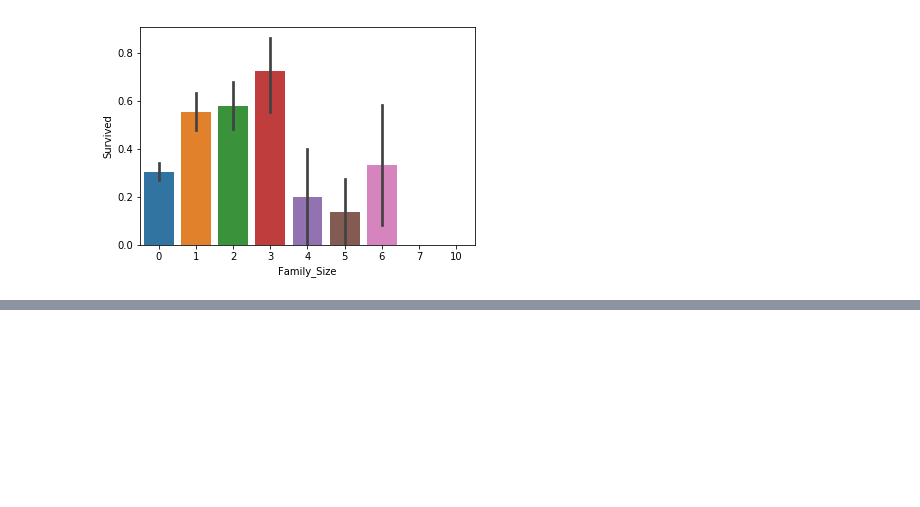
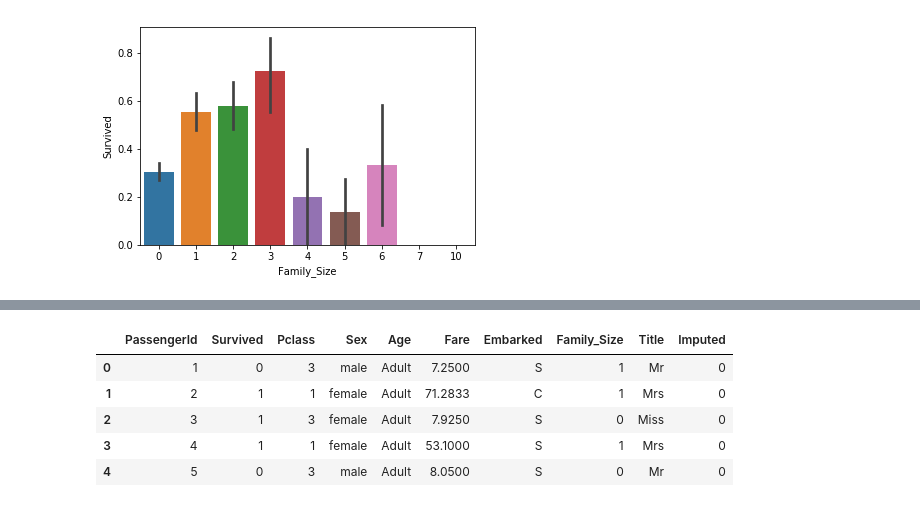
Before and after one commit to basteqq/titanic, a Jupyter notebook: titanic_model.ipynb, the cells around one changed output, grey strips where cells are left out. Cells and saved outputs as stored; diff of their text form; code cells hidden in the pictures; blank space fills up the shorter version.

```diff
--- a/titanic_model.ipynb
+++ b/titanic_model.ipynb
@@ -547,0 +608,13 @@ sns.barplot(train_set['Family_Size'], train_set['Survived'])
+# %%
+#tu tez nic ciekawego
+#wydaje sie ze Embarked nie ma bezposredniego wplywu na przezycie, jesli juz to Fare
+#Ale zostawimy te zmienną, moze cos sie jeszcze okaze
+#Teraz przygotujemy zmienne do modelu
+train_set.head()
+# %% [output]
+|  | PassengerId | Survived | Pclass | Sex | Age | Fare | Embarked | Family_Size | Title | Imputed |
+| 0 | 1 | 0 | 3 | male | Adult | 7.2500 | S | 1 | Mr | 0 |
+| 1 | 2 | 1 | 1 | female | Adult | 71.2833 | C | 1 | Mrs | 0 |
+| 2 | 3 | 1 | 3 | female | Adult | 7.9250 | S | 0 | Miss | 0 |
+| 3 | 4 | 1 | 1 | female | Adult | 53.1000 | S | 1 | Mrs | 0 |
+| 4 | 5 | 0 | 3 | male | Adult | 8.0500 | S | 0 | Mr | 0 |
```
Also changed, not shown: parts of 13 cells of this notebook.
